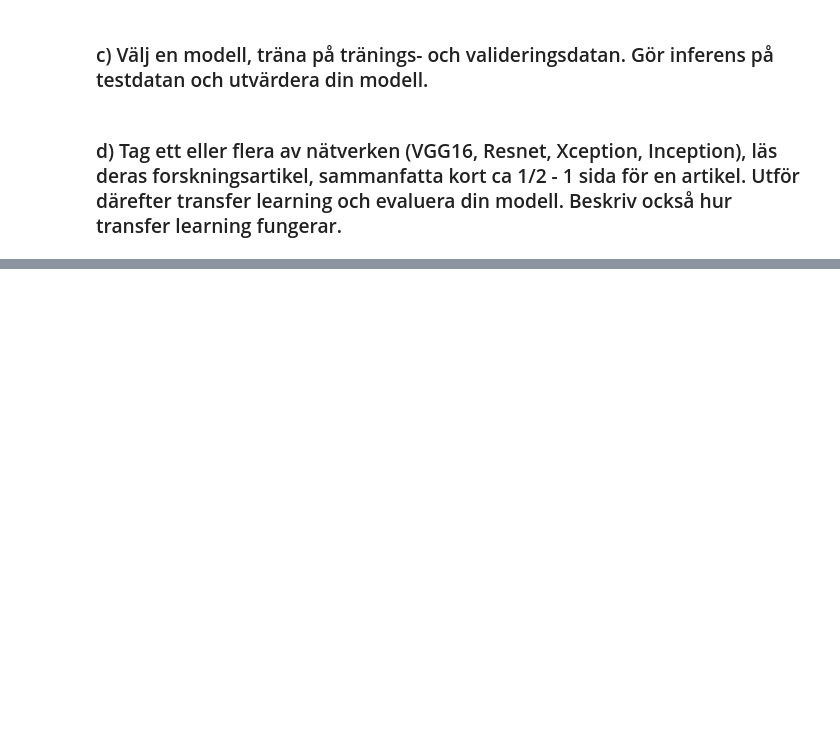
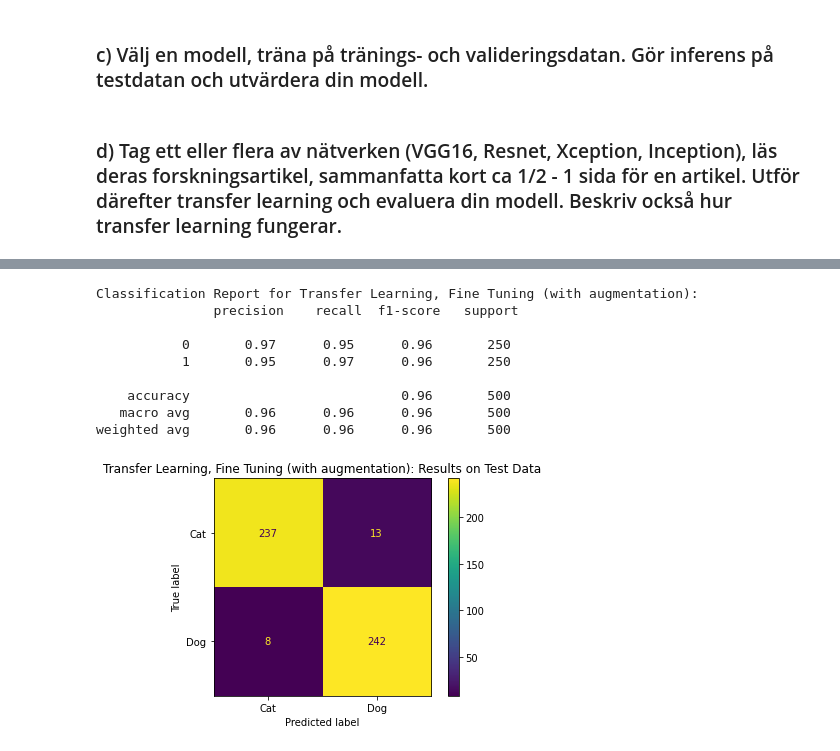
Before and after one commit to Anna-MariaSjolund/Deep-Learning-Anna-MariaSjolund, a Jupyter notebook: lab-dogs-vs-cats.ipynb, the cells around one changed output, grey strips where cells are left out. Cells and saved outputs as stored; diff of their text form; code cells hidden in the pictures; blank space fills up the shorter version.

```diff
--- a/lab-dogs-vs-cats.ipynb
+++ b/lab-dogs-vs-cats.ipynb
@@ -1101,0 +1056,10 @@ plot_metrics(model, "Optimizer: RMSprop(.000002), Number of Nodes: 256, Dropout
+# %%
+model = VGG16_model(input_shape=(256, 256, 3), number_nodes=256, optimizer=RMSprop,
+                    learning_rate=.00002, dropout_rate=.5, fast_feature_extraction=True)
+
+# Fits the extracted features and trains the MLP
+model.fit(train_features_small_256, y_train_small,
+          epochs=200,
+          callbacks=[early_stopper],
+          batch_size=32,
+          validation_data=(val_features_small_256, y_val_small))
@@ -1467,0 +1385,17 @@ model.fit(train_generator_full, epochs=43)
+# %%
+# Concatenate training and validation data
+X_train_full_small_256 = np.concatenate((scaled_X_train_small_256, scaled_X_val_small_256))
+y_train_full = np.concatenate((y_train_small, y_val_small))
+X_train_full_small_256.shape, y_train_full.shape
+
+# Resize test images to 256
+X_test_small_256 = resize_images(X_test_small, (256, 256))
+scaled_X_test_small_256 = X_test_small_256.astype("float32") / 255
+# %%
+# Creates final model and fits it to the full data
+final_transfer_model_aug_small = VGG16_model(input_shape=(256, 256, 3), number_nodes=512,
+                                            optimizer=RMSprop, learning_rate=.00002,
+                                            dropout_rate=.2, fast_feature_extraction=False,
+                                            fine_tuning=True)
+
+final_transfer_model_aug_small.fit(X_train_full_small_256, y_train_full, epochs=38, batch_size=32)
@@ -1467,0 +1426,16 @@ model.fit(train_generator_full, epochs=43)
+# %%
+y_pred_small_256 = final_transfer_model_aug_small.predict(scaled_X_test_small_256)
+y_pred_small_256 = (y_pred_small_256 > .5)*1
+# %%
+print_and_plot_results(y_test_small, y_pred_small_256, "Transfer Learning, Fine Tuning (with augmentation)")
+# %% [output]
+Classification Report for Transfer Learning, Fine Tuning (with augmentation):
+               precision    recall  f1-score   support
+
+           0       0.97      0.95      0.96       250
+           1       0.95      0.97      0.96       250
+
+    accuracy                           0.96       500
+   macro avg       0.96      0.96      0.96       500
+weighted avg       0.96      0.96      0.96       500
+[figure, added]
```
Also changed, not shown: parts of 64 cells of this notebook.
